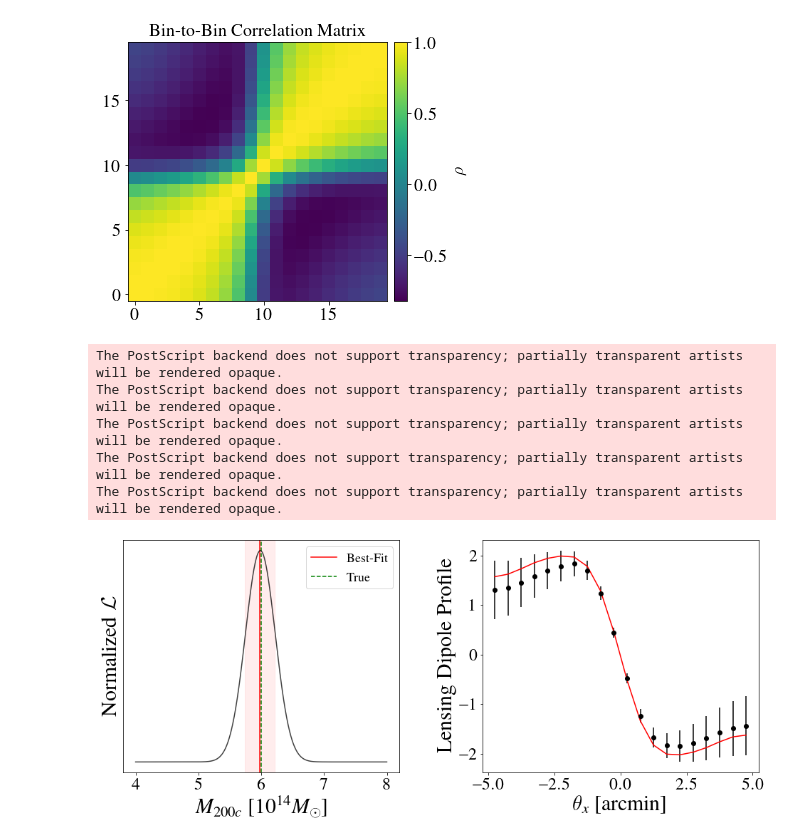
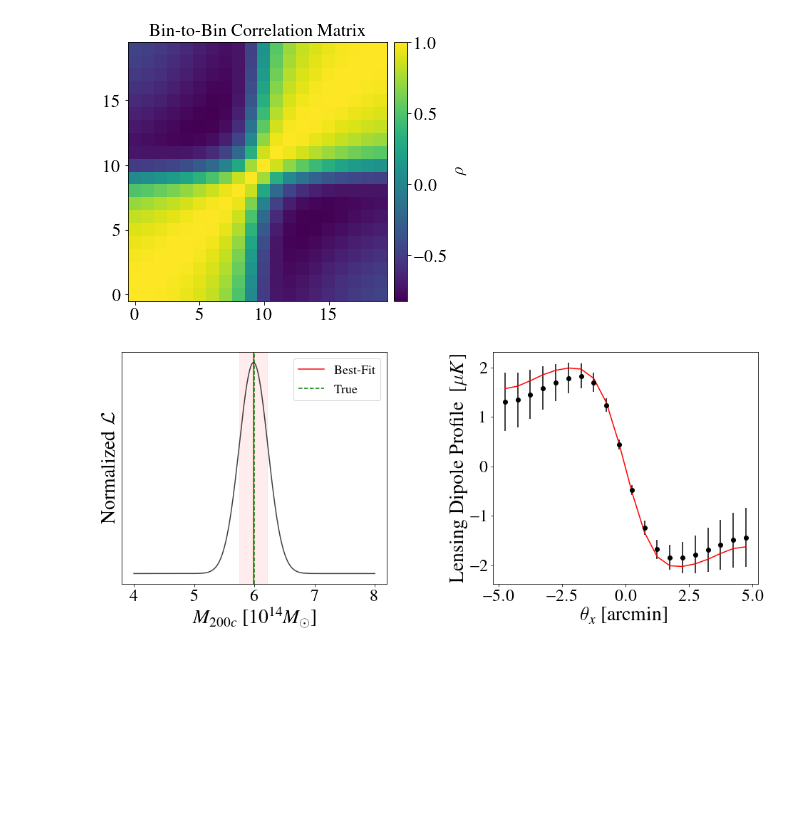
Before and after one commit to s6kelevy/cmb_lensing, a Jupyter notebook: lensing_estimator_example.ipynb, the cells around one changed output. Saved outputs shown, nothing was run; the diff lists cells and outputs as text; code cells hidden in the pictures; blank space fills up the shorter version.

```diff
--- a/lensing_estimator_example.ipynb
+++ b/lensing_estimator_example.ipynb
@@ -100,38 +100,33 @@ np.save('/Volumes/Extreme_SSD/codes/master_thesis/code/results/error_6e14.npy',
 # %%
 covariance_matrix = np.load('/Volumes/Extreme_SSD/codes/master_thesis/code/results/covariance_matrix_3000clus_2uK-arcmin.npy')
 model_profiles = np.load('/Volumes/Extreme_SSD/codes/master_thesis/code/results/model_profiles_0e14_12e14_0.1e14.npy')
 lk_6e14 = np.load('/Volumes/Extreme_SSD/codes/master_thesis/code/results/lk_6e14.npy')
 mass_6e14 = np.load('/Volumes/Extreme_SSD/codes/master_thesis/code/results/mass_6e14.npy')
 error_6e14 = np.load('/Volumes/Extreme_SSD/codes/master_thesis/code/results/error_6e14.npy')
 lensing_dipole_profile_6e14 = np.load('/Volumes/Extreme_SSD/codes/master_thesis/code/results/lensing_dipole_profile_6e14.npy')
 
 
 nx, dx = map_params[0], map_params[1]
 mass_int_finer = np.arange(min(mass_int), max(mass_int), 0.001)
 bins = np.arange((-20*dx)/2., (20*dx)/2., dx)+dx/2.
 
-fig, axs = plt.subplots(1, 2, gridspec_kw={'wspace': 0.3}, figsize=(16,6))
+fig, axs = plt.subplots(1, 2, gridspec_kw={'wspace': 0.4}, figsize=(16,6))
 (ax1, ax2) = axs
 
 ax1.errorbar(mass_int_finer[4000:8000], lk_6e14[4000:8000], color = 'black', alpha = 0.75)
 ax1.axvspan(mass_6e14-error_6e14, mass_6e14+error_6e14, alpha = 0.07, color = 'red')
 ax1.axvline(mass_6e14, color = 'red', ls = '-', label = 'Best-Fit')
 ax1.axvline(6, color = 'green', ls = '--', label = 'True')
-ax1.set_xlabel(r'$M_{200c} \ [10^{14}M_\odot]$', fontsize = sz_ft+12)
-ax1.set_ylabel('Normalized '+r'$\mathcal{L}$', fontsize = sz_ft+12)
+ax1.set_xlabel(r'$M_{200c} \ [10^{14}M_\odot]$', fontsize = sz_ft+10)
+ax1.set_ylabel('Normalized '+r'$\mathcal{L}$', fontsize = sz_ft+10)
 ax1.tick_params(labelsize = sz_lb+6)
 ax1.axes.yaxis.set_ticks([])
 ax1.legend(prop={'size': sz_lb})
 ax2.errorbar(bins, lensing_dipole_profile_6e14, yerr = np.sqrt(np.diagonal(covariance_matrix)), marker = 'o', ecolor = 'black', color = 'black', ls = '')
 ax2.plot(bins, model_profiles[60], color = 'red')
-ax2.set_xlabel(r'$\theta_x\ $'+'[arcmin]', fontsize = sz_ft+12)
-ax2.set_ylabel('Lensing Dipole Profile', fontsize = sz_ft+12)
+ax2.set_xlabel(r'$\theta_x\ $'+'[arcmin]', fontsize = sz_ft+10)
+ax2.set_ylabel(r'Lensing Dipole Profile $\ [\mu K]$', fontsize = sz_ft+10)
 ax2.tick_params(labelsize = sz_lb+6)
-plt.savefig('/Volumes/Extreme_SSD/codes/master_thesis/code/figures/lensing_estimator_outout_example.eps', dpi = 200., bbox_inches = 'tight', pad_inches = 0.1)
+plt.savefig('/Volumes/Extreme_SSD/codes/master_thesis/code/figures/lensing_estimator_output_example.pdf', dpi = 200., bbox_inches = 'tight', pad_inches = 0.1)
 # %% [output]
-The PostScript backend does not support transparency; partially transparent artists will be rendered opaque.
-The PostScript backend does not support transparency; partially transparent artists will be rendered opaque.
-The PostScript backend does not support transparency; partially transparent artists will be rendered opaque.
-The PostScript backend does not support transparency; partially transparent artists will be rendered opaque.
-The PostScript backend does not support transparency; partially transparent artists will be rendered opaque.
-[figure, old version]
+[figure, new version]
```
